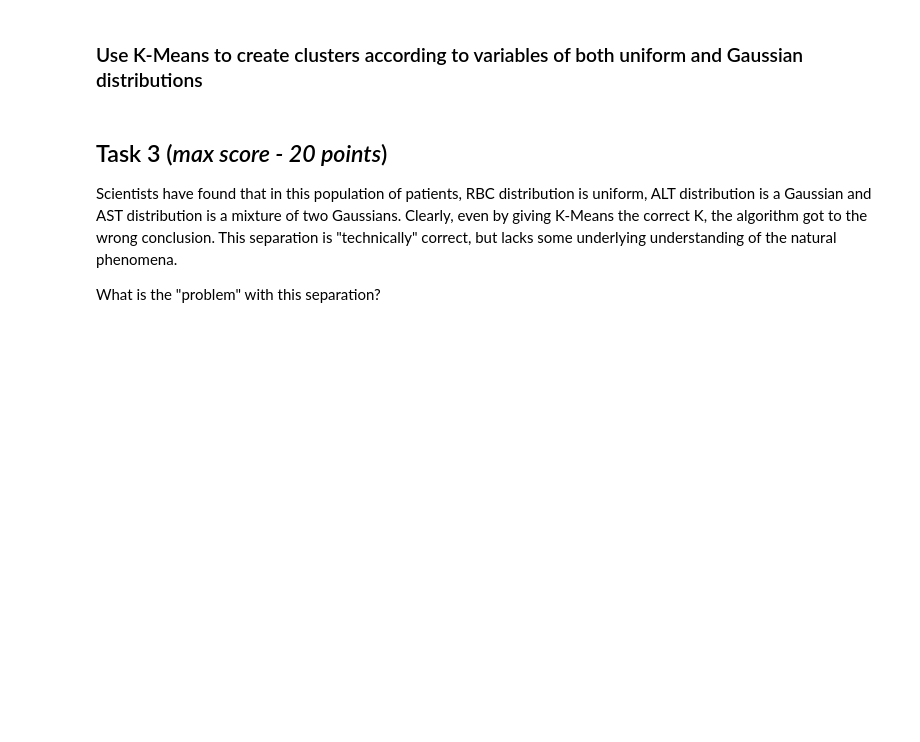
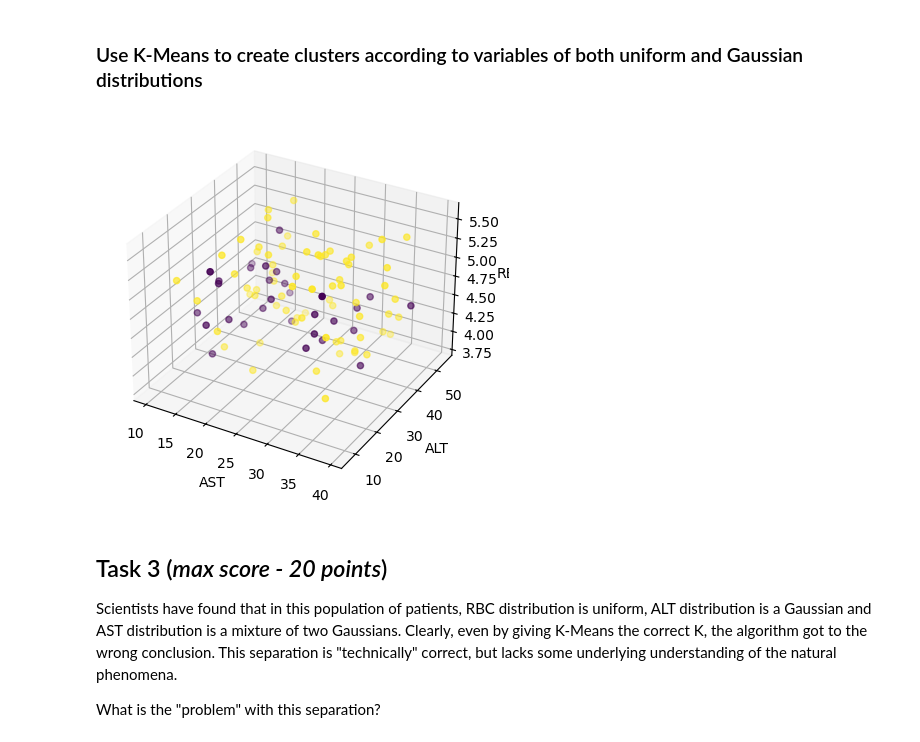
Before and after one commit to JaneAmi/YData_UL, a Jupyter notebook: HW1_clustering/UL_HW1_Clustering.ipynb, the cells around one changed output. Drawn from its saved outputs; the diff is of its cells as text; code cells hidden in the pictures; blank space fills up the shorter version.

```diff
--- a/HW1_clustering/UL_HW1_Clustering.ipynb
+++ b/HW1_clustering/UL_HW1_Clustering.ipynb
@@ -279,16 +279,29 @@ For num_clusters = 7 The average silhouette_score is : 0.4671697016832463
 # %% [markdown]
 ### Use K-Means to create clusters according to variables of both uniform and Gaussian distributions
 # %%
+def make_chart_u (chart_data, y_pred, labels):
+    fig = plt.figure()
+    ax = fig.add_subplot(projection='3d')
+    ax.set_xlabel(labels[0])
+    ax.set_ylabel(labels[1])
+    ax.set_zlabel(labels[2])
+    ax.scatter(chart_data[:,0], chart_data[:,1], chart_data[:,2], c=y_pred)
+    ax.view_init(elev=30, azim=90)
+
 # Retrieve the ALT, AST and RBC column values from the dataset to cluster
 variables2 = ["AST","ALT","RBC"]
 EMR3d2 = sheet1.loc[:, variables2].values
 
 # Run the K-Means algorithm
 # NOTICE, this time, we know that the correct number of clusters is 2
-y_pred_KMeans2 = # YOUR CODE HERE
+KMeans2 = KMeans(2)# YOUR CODE HERE
+KMeans2.fit(EMR3d1)
+y_pred_KMeans2 = KMeans2.predict(EMR3d1)
 
 # Make a 3D chart
-make_chart(EMR3d2, y_pred_KMeans2, variables2)
+make_chart (EMR3d2, y_pred_KMeans2, variables2)
+# %% [output]
+[figure, added]
 # %% [markdown]
 ## Task 3 (_max score - 20 points_)
 Scientists have found that in this population of patients, RBC distribution is uniform, ALT distribution is a Gaussian and AST distribution is a mixture of two Gaussians. Clearly, even by giving K-Means the correct K, the algorithm got to the wrong conclusion. This separation is "technically" correct, but lacks some underlying understanding of the natural phenomena.
```
Also changed, not shown: parts of 7 cells of this notebook.
